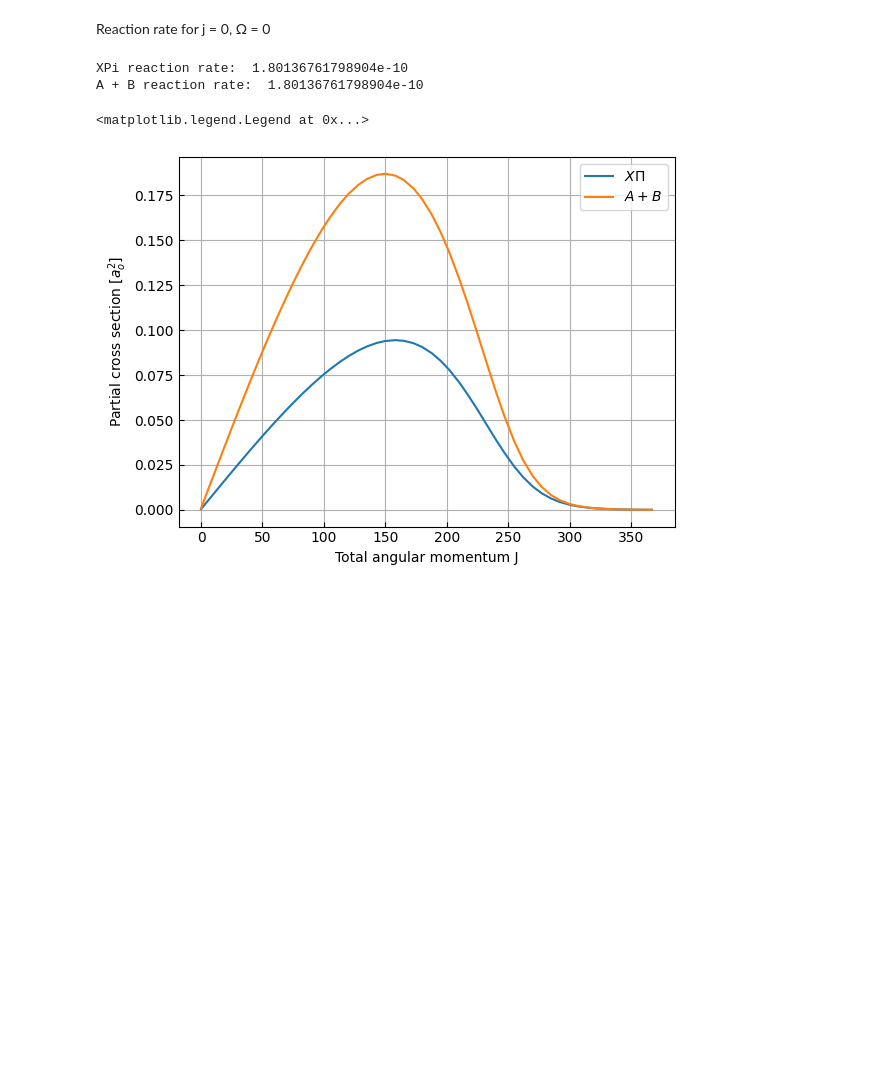
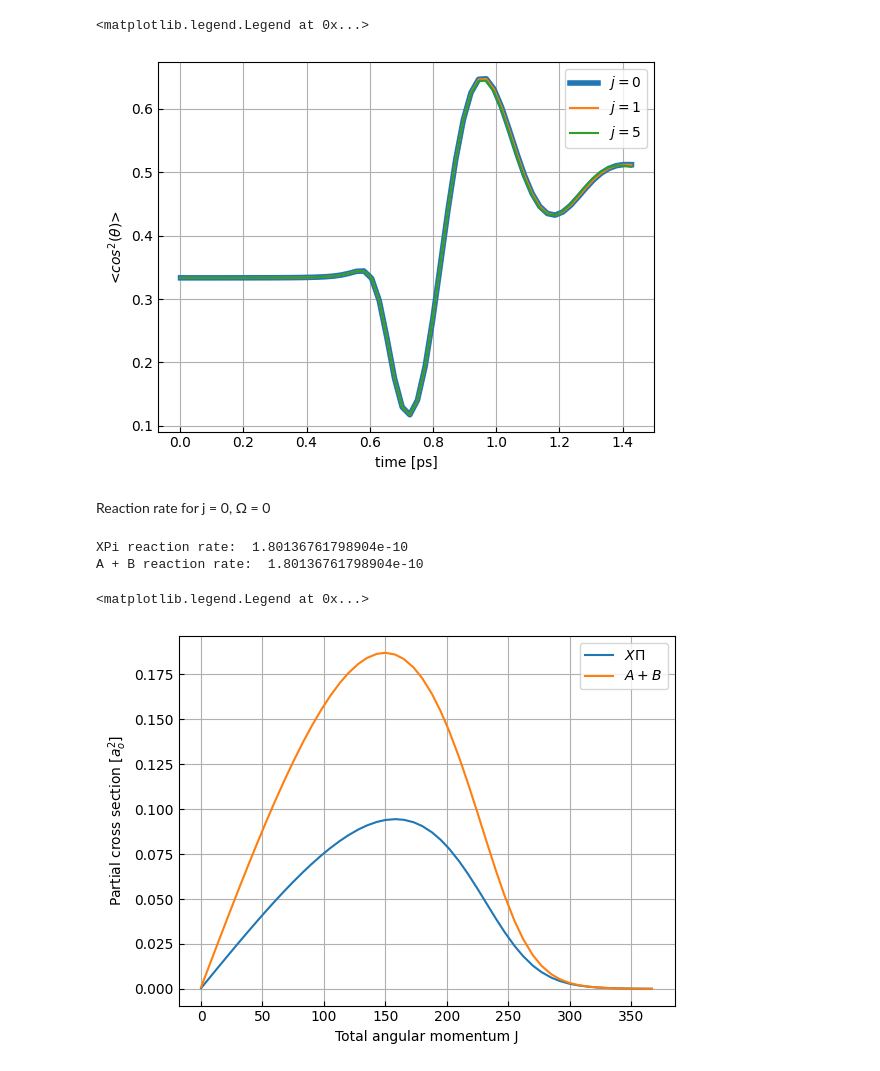
Before and after one commit to Wleter/NeOcs, a Jupyter notebook: analysis/ff_results.ipynb, the cells around one changed output. Cells and saved outputs as stored; diff of their text form; code cells hidden in the pictures; blank space fills up the shorter version.

```diff
--- a/analysis/ff_results.ipynb
+++ b/analysis/ff_results.ipynb
@@ -42,3 +49,10 @@ ax.legend(["$j = 0, \Omega = 0$", "$j = 1, \Omega = 0$", "$j = 1, \Omega = 1$"])
+# %%
+fig, ax = alignements("force_field", [0, 1, 5])
+ax.lines[0].set_linewidth(4)
+ax.legend()
+# %% [output]
+<matplotlib.legend.Legend at 0x...>
+[figure, added]
 # %% [markdown]
 Reaction rate for j = 0, Ω = 0
 # %%
```
Also changed, not shown: parts of 4 cells of this notebook, 19 other files.
